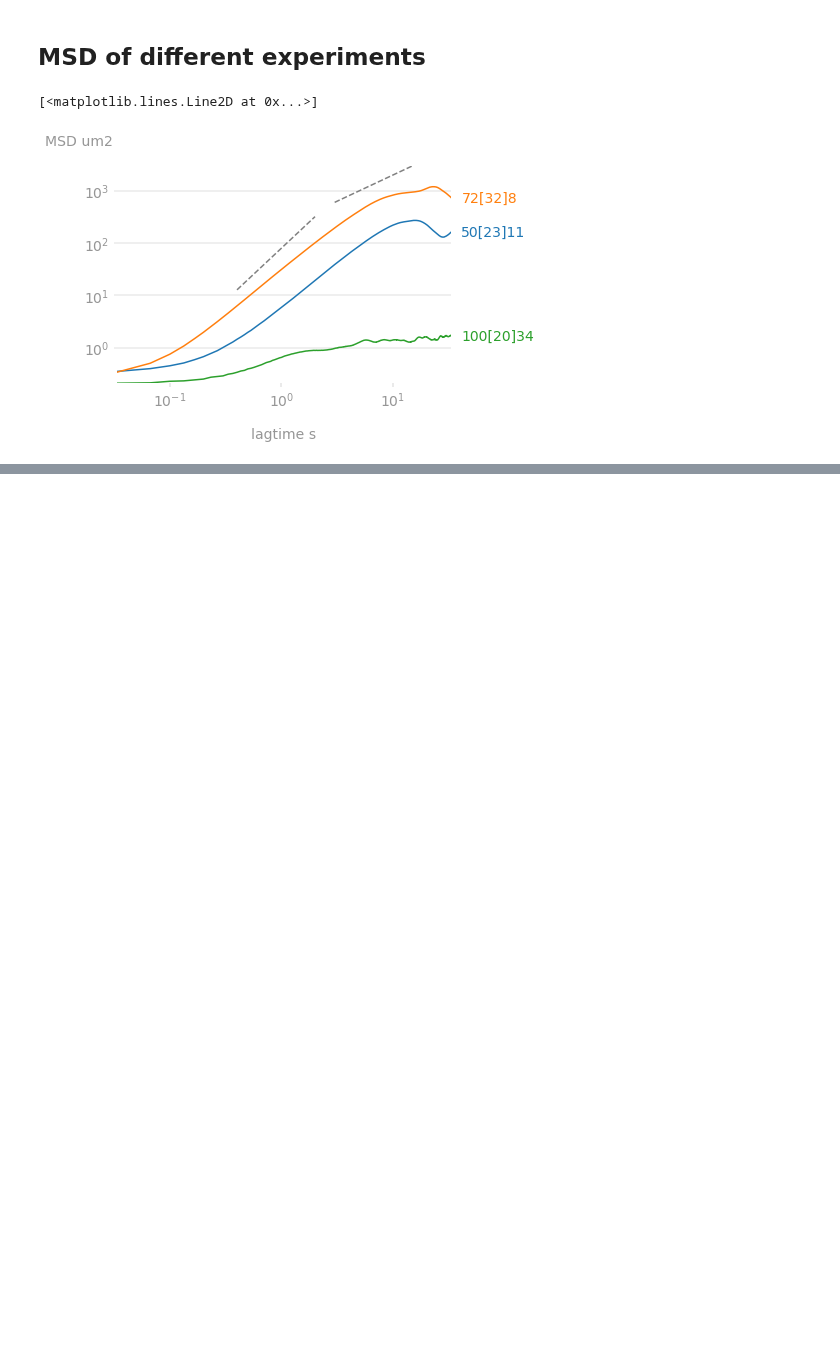
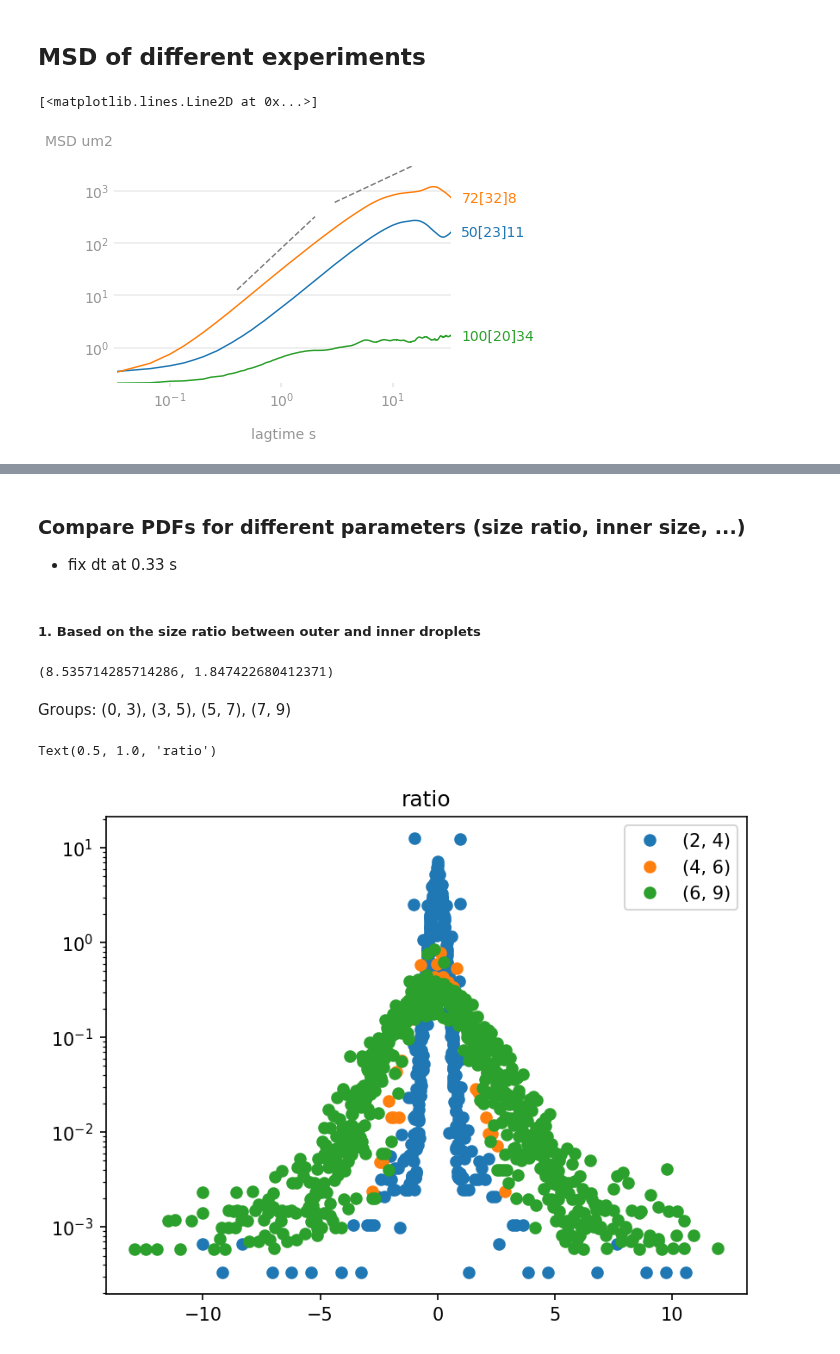
Before and after one commit to ZLoverty/DE, a Jupyter notebook: Code/Trajectory-analysis/Diffusivity.ipynb, the cells around one changed output, grey strips where cells are left out. Saved outputs shown, nothing was run; the diff lists cells and outputs as text; code cells hidden in the pictures; blank space fills up the shorter version.

```diff
--- a/Code/Trajectory-analysis/Diffusivity.ipynb
+++ b/Code/Trajectory-analysis/Diffusivity.ipynb
@@ -104,0 +151,35 @@ ax.plot(x, y, color='gray', ls='--')
+# %% [markdown]
+### Compare PDFs for different parameters (size ratio, inner size, ...)
+
+- fix dt at 0.33 s
+# %% [markdown]
+##### 1. Based on the size ratio between outer and inner droplets
+# %%
+r = log[('analysis', 'OD')] / log[('analysis', 'ID')]
+r.max(), r.min()
+# %% [output]
+(8.535714285714286, 1.847422680412371)
+# %% [markdown]
+Groups: (0, 3), (3, 5), (5, 7), (7, 9)
+# %%
+lims = [(2, 4), (4, 6), (6, 9)]
+dt = 10
+folder = '/home/zhengyang/data/DE'
+fig, ax = plt.subplots(dpi=150)
+h = {}
+for c, lim in enumerate(lims):
+    slog = log.loc[(r>lim[0])&(r<=lim[1])&(log[('analysis', '3D-trajectory')]==1)]
+    for num, i in slog.iterrows():
+        date = '{:08d}'.format(i[('params', 'Date')])
+        subfolder = i[('params', 'Subfolder')]
+        traj = pd.read_csv(os.path.join(folder, date, subfolder, 'crop_HoughCircles', 'xyz-traj.csv'))
+        dx = traj.x.diff(dt)
+        dy = traj.y.diff(dt)
+        hist, bin_edges = np.histogram(pd.concat([dx, dy]).dropna(), bins=50, density=True)
+        h[c], = ax.plot(bin_edges[:-1], hist, ls='', marker='o', label=subfolder, color=bestcolor(c))
+        ax.set_yscale('log')
+ax.legend([h[0], h[1], h[2]], lims)
+ax.set_title('ratio')
+# %% [output]
+Text(0.5, 1.0, 'ratio')
+[figure, added]
```
Also changed, not shown: parts of 19 cells of this notebook.
